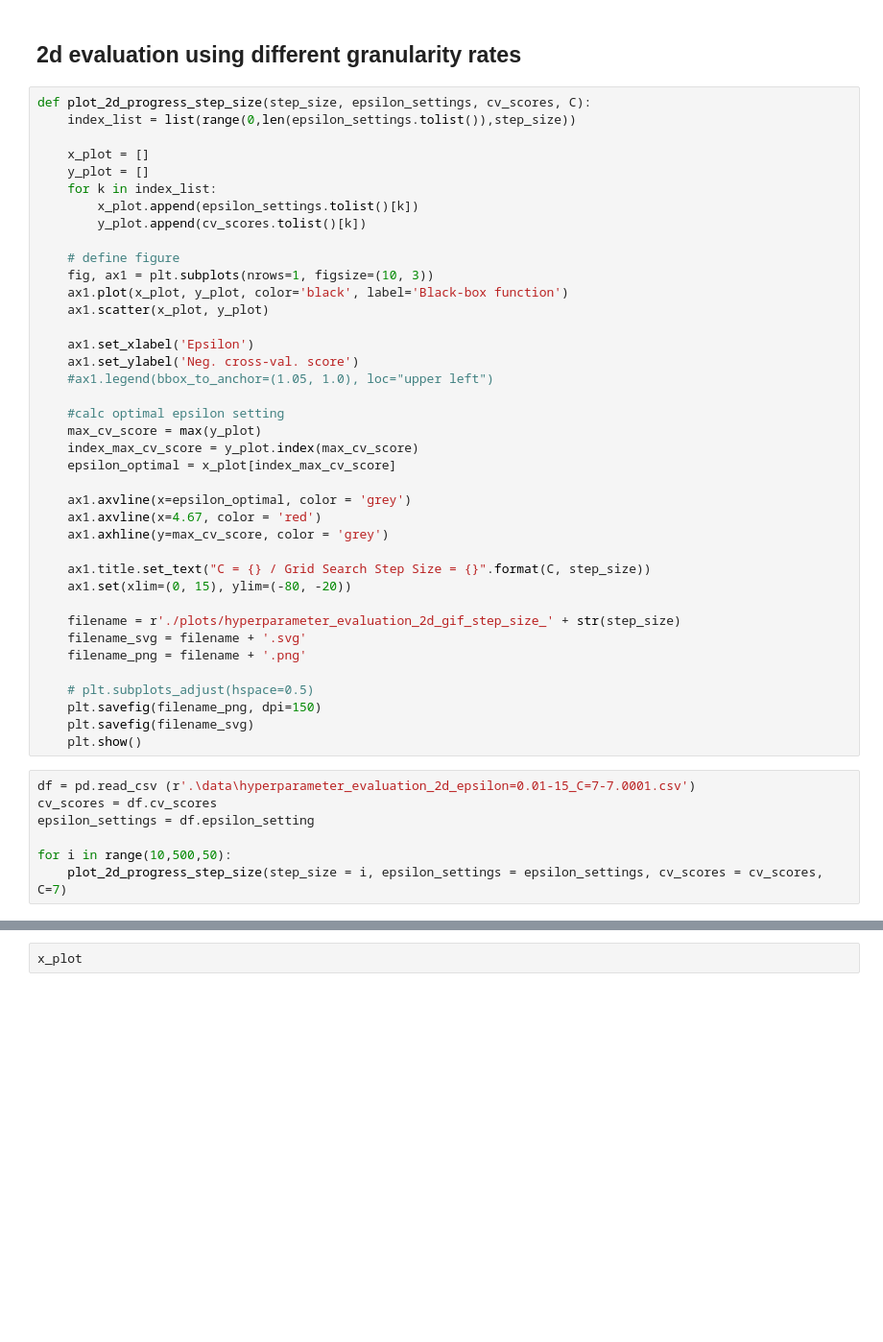
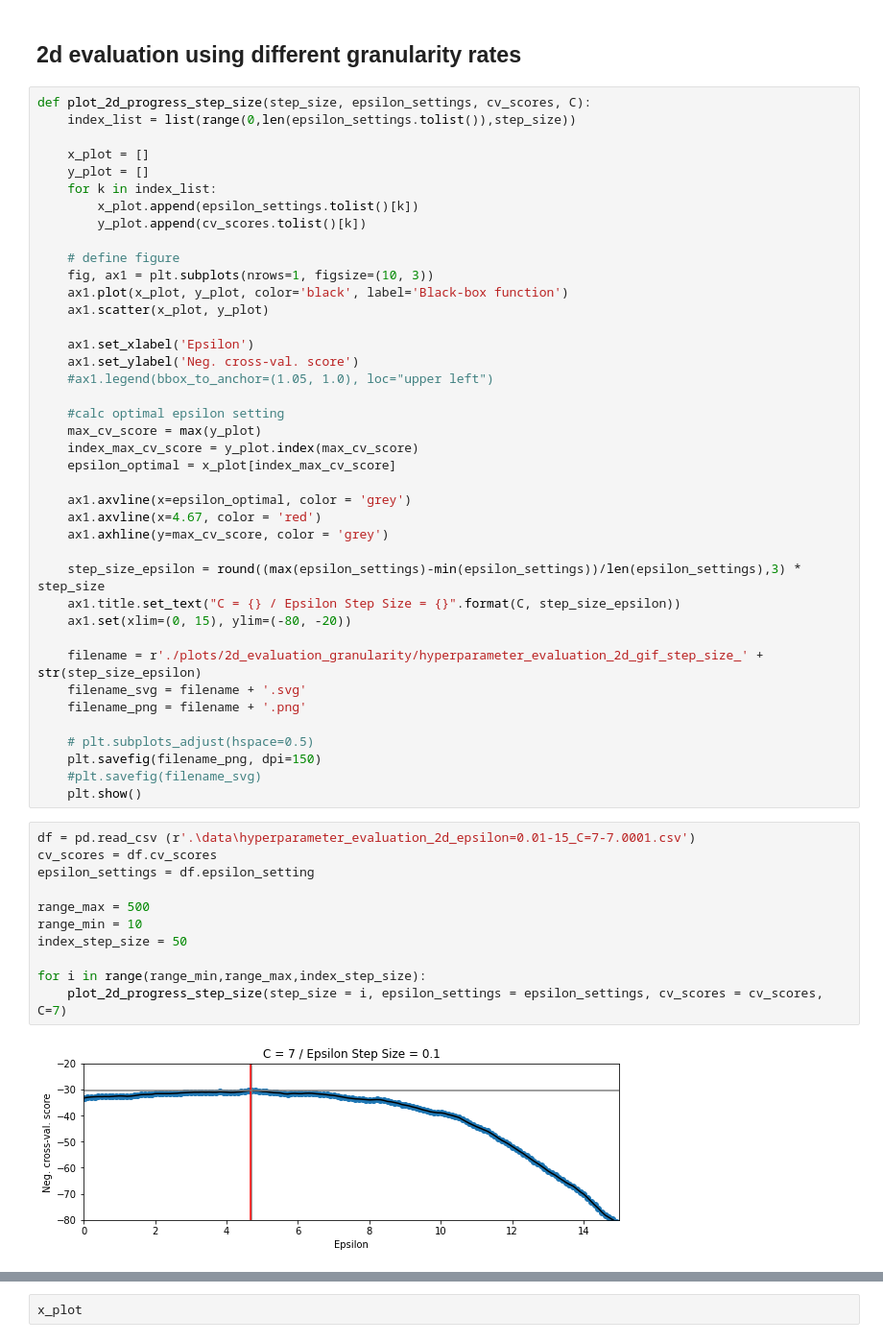
Before and after one commit to polzerdo55862/Bayesian-Hyperparameter-Optimization, a Jupyter notebook: Bayesian_Hyperparameter_Optimization.ipynb, the cells around one changed output, grey strips where cells are left out. Shown at 96% size. Cells and saved outputs as stored; diff of their text form; blank space fills up the shorter version.

```diff
--- a/Bayesian_Hyperparameter_Optimization.ipynb
+++ b/Bayesian_Hyperparameter_Optimization.ipynb
@@ -626,21 +618,28 @@ def plot_2d_progress_step_size(step_size, epsilon_settings, cv_scores, C):
     ax1.axvline(x=4.67, color = 'red')
     ax1.axhline(y=max_cv_score, color = 'grey')
 
-    ax1.title.set_text("C = {} / Grid Search Step Size = {}".format(C, step_size))
+    step_size_epsilon = round((max(epsilon_settings)-min(epsilon_settings))/len(epsilon_settings),3) * step_size
+    ax1.title.set_text("C = {} / Epsilon Step Size = {}".format(C, step_size_epsilon))
     ax1.set(xlim=(0, 15), ylim=(-80, -20))
 
-    filename = r'./plots/hyperparameter_evaluation_2d_gif_step_size_' + str(step_size)
+    filename = r'./plots/2d_evaluation_granularity/hyperparameter_evaluation_2d_gif_step_size_' + str(step_size_epsilon)
     filename_svg = filename + '.svg'
     filename_png = filename + '.png'
 
     # plt.subplots_adjust(hspace=0.5)
     plt.savefig(filename_png, dpi=150)
-    plt.savefig(filename_svg)
+    #plt.savefig(filename_svg)
     plt.show()
 # %%
 df = pd.read_csv (r'.\data\hyperparameter_evaluation_2d_epsilon=0.01-15_C=7-7.0001.csv')
 cv_scores = df.cv_scores
 epsilon_settings = df.epsilon_setting
 
-for i in range(10,500,50):
+range_max = 500
+range_min = 10
+index_step_size = 50
+
+for i in range(range_min,range_max,index_step_size):
     plot_2d_progress_step_size(step_size = i, epsilon_settings = epsilon_settings, cv_scores = cv_scores, C=7)
+# %% [output]
+[figure, added]
```
Also changed, not shown: parts of 8 cells of this notebook, 52 other files.
